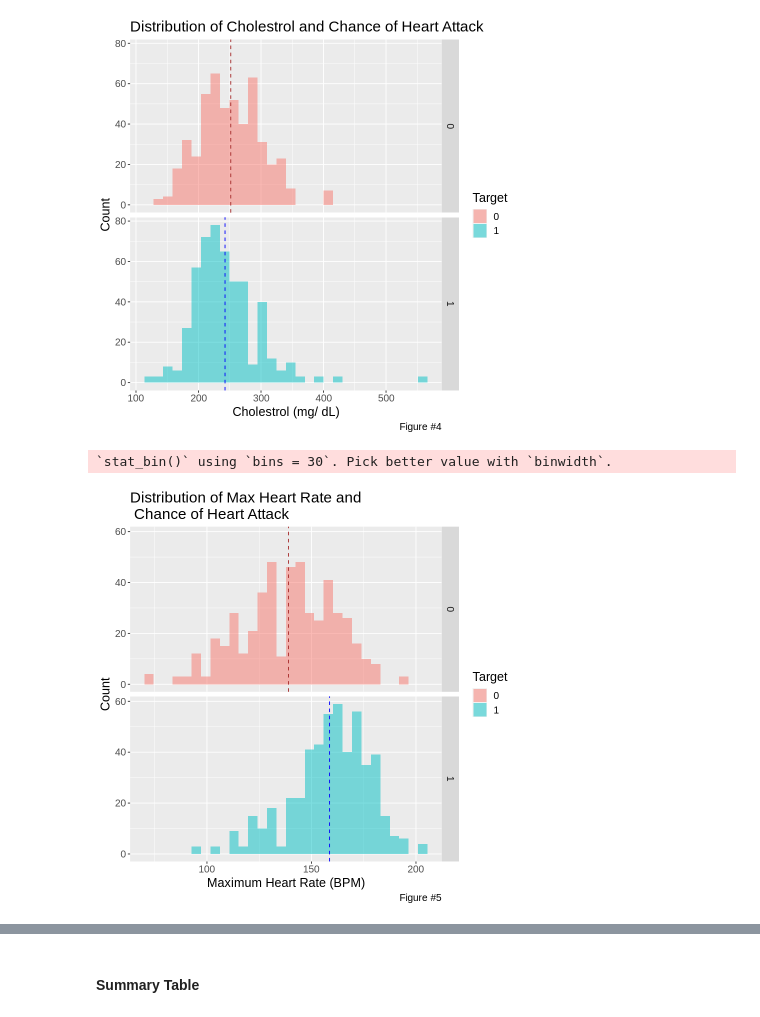
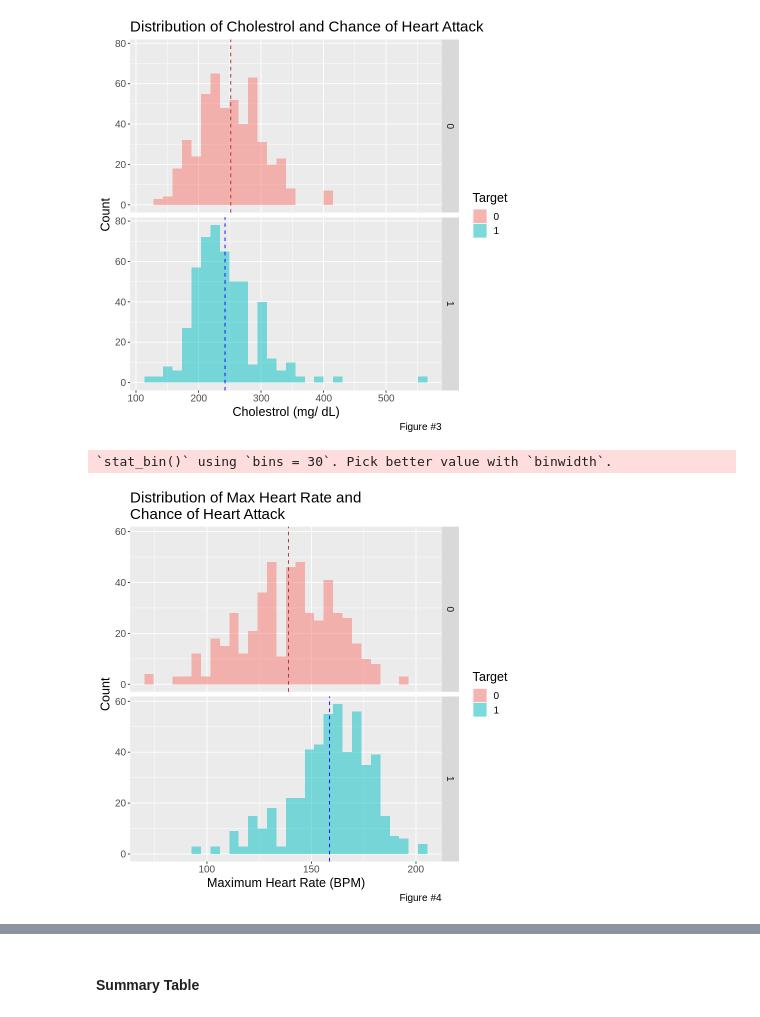
Before and after one commit to carriexu26/DSCI-Group-Project, a Jupyter notebook: heart_disease.ipynb, the cells around one changed output, grey strips where cells are left out. Cells and saved outputs as stored; diff of their text form; code cells hidden in the pictures.

```diff
--- a/heart_disease.ipynb
+++ b/heart_disease.ipynb
@@ -215,18 +197,18 @@ chol_plot
 # %%
 thalach_plot <- ggplot(heart_data_clean, aes(x = thalach, fill = target)) +
     geom_histogram(alpha = 0.5, position = "identity") +
     geom_vline(data = filter(heart_data_clean, target == 0), aes(xintercept = mean(filter(heart_data_clean,  target == 0)$thalach)),
              color = "brown", linetype = "dashed") +
     geom_vline(data = filter(heart_data_clean, target == 1), aes(xintercept = mean(filter(heart_data_clean,  target == 1)$thalach)),
              color = "blue", linetype = "dashed") +
     facet_grid(rows = vars(target)) +
-    labs(x = "Maximum Heart Rate (BPM)", y="Count", fill = "Target", caption = "Figure #5") +
-    ggtitle("Distribution of Max Heart Rate and \n Chance of Heart Attack") +
+    labs(x = "Maximum Heart Rate (BPM)", y="Count", fill = "Target", caption = "Figure #4") +
+    ggtitle("Distribution of Max Heart Rate and \nChance of Heart Attack") +
     theme(text = element_text(size = 15))
 thalach_plot
 # %% [output]
 `stat_bin()` using `bins = 30`. Pick better value with `binwidth`.
-[figure, old version]
+[figure, new version]
 # %%
 oldpeak_plot <- ggplot(heart_data_clean, aes(x = oldpeak, fill = target)) +
     geom_histogram(alpha = 0.5, position = "identity") +
```
Also changed, not shown: parts of 13 cells of this notebook.
